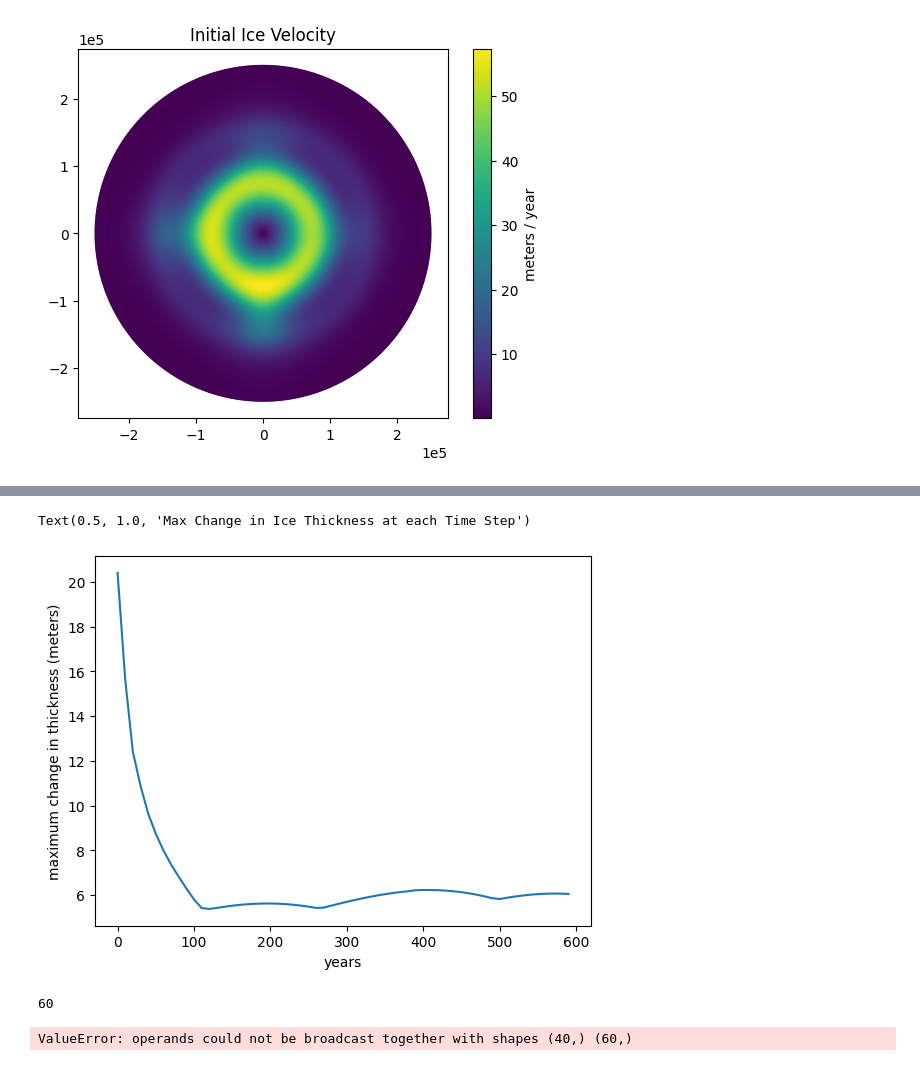
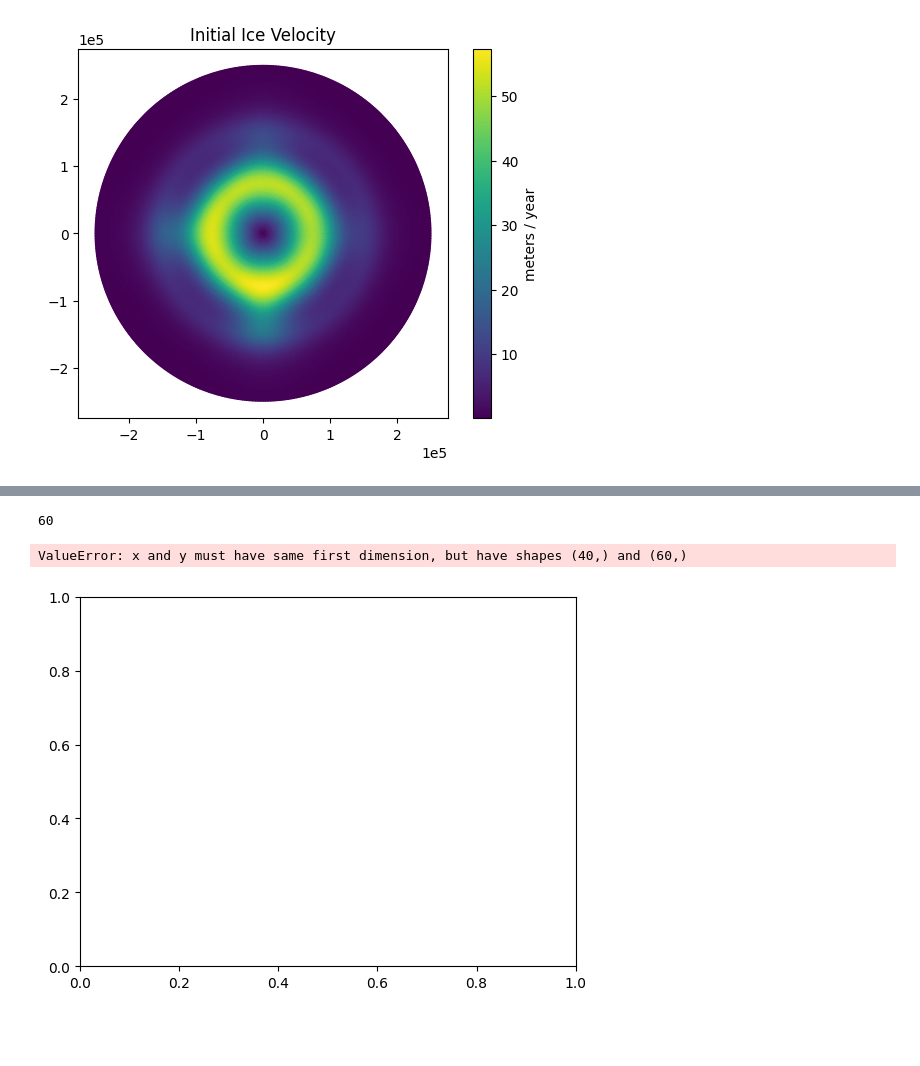
Before and after one commit to KYANJO/Data_assimilation_project, a Jupyter notebook: bin/restart_icepack.ipynb, the cells around one changed output, grey strips where cells are left out. Cells and saved outputs as stored; diff of their text form; code cells hidden in the pictures; blank space fills up the shorter version.

Commit message:
WIP: icepack restart working

```diff
--- a/bin/restart_icepack.ipynb
+++ b/bin/restart_icepack.ipynb
@@ -169,7 +169,8 @@ dt = 10  # Time step in years
 num_years = 400  # Total number of years to simulate
 num_timesteps = int(num_years / dt)
 save_interval = 50  # Save every 50 years
-full_run_flag = 1  # Whether to run the full simulation
+full_run_flag = 0  # Whether to run the full simulation
+bitwise_run_flag = 1  # Whether to run the simulation in bitwise mode
 
 # Restart parameters
 restart_flag = 1  # Whether to restart from a previous simulation
@@ -208,8 +209,21 @@ if latest_restart and restart_flag and added_time > 0:
     u.dat.data[:,:] = u_data[:, :]
     dh_max_restart = np.array(dh_max[:-1])
     print(f"Restarting from year {latest_restart}")
-else:
+elif full_run_flag:
     # If no restart, start from the beginning
+    full_time = num_years + added_time
+    num_timesteps = int(full_time / dt)
+    dh_max_full = np.zeros(num_timesteps) * np.nan  # Initialize dh_max array
+    step = 0  # Start from the beginning
+    h = h0.copy(deepcopy=True)  # Initialize ice thickness from the initial condition
+    u = solver.diagnostic_solve(
+        velocity=u0,
+        thickness=h,
+        surface=s0,
+        fluidity=A,
+    )
+    print("Starting from the beginning")
+elif bitwise_run_flag:
     dh_max = np.zeros(num_timesteps) * np.nan  # Initialize dh_max array
     step = 0  # Start from the beginning
     h = h0.copy(deepcopy=True)  # Initialize ice thickness from the initial condition
@@ -219,8 +233,7 @@ else:
         surface=s0,
         fluidity=A,
     )
-    print("Starting from the beginning")
-
+    print("Starting from the beginning and running in bitwise mode")
 
 
 # Initialize accumulation
@@ -257,7 +270,9 @@ for step in tqdm.trange(step, num_timesteps):
     dh = Function(Q).interpolate(h - h_old)
     if restart_flag and added_time > 0:
          dh_max_restart = np.append(dh_max_restart, dh.dat.data_ro.max())
-    else:
+    elif full_run_flag:
+        dh_max_full[step] = dh.dat.data_ro.max()
+    elif bitwise_run_flag:
         dh_max[step] = dh.dat.data_ro.max()
 
     # Save restart file every 50 years or when simulation is done
@@ -278,37 +406,27 @@ Saving restart file at step 59...
+# %%
+len(dh_max)
+# %% [output]
+60
 # %%
 # If we plot the maximum change in thickness through time, we can see how the ice sheet is approaching steady state.
 # if restart_flag and added_time > 0:
 #     dh_max = dh_max_restart
 
 if restart_flag and added_time > 0:
     plt.figure()
     plt.plot(dt * np.arange(num_timesteps), dh_max_restart)
-else:
+elif full_run_flag:
+    plt.figure()
+    plt.plot(dt * np.arange(num_timesteps), dh_max)
+elif bitwise_run_flag:
     plt.figure()
     plt.plot(dt * np.arange(num_timesteps), dh_max)
 
 plt.xlabel("years")
 plt.ylabel("maximum change in thickness (meters)")
 axes.set_title("Max Change in Ice Thickness at each Time Step")
 # %% [output]
-Text(0.5, 1.0, 'Max Change in Ice Thickness at each Time Step')
+ValueError: x and y must have same first dimension, but have shapes (40,) and (60,)
-[figure, old version]
+[figure, new version]
 # %%
-len(dh_max_restart)
+len(dh_max_full)
-# %% [output]
-60
-# %%
-# plot the error between restarted and non-restarted simulation
-if restart_flag and added_time > 0:
-
-    # Calculate the error
-    error = np.abs(dh_max - dh_max_restart)
-
-    # Plot the error
-    plt.figure()
-    plt.plot(dt * np.arange(num_timesteps), error)
-    plt.xlabel("years")
-    plt.ylabel("error in maximum change in thickness (meters)")
-    axes.set_title("Error in Max Change in Ice Thickness at each Time Step")
-# %% [output]
-ValueError: operands could not be broadcast together with shapes (40,) (60,)
```
Also changed, not shown: parts of 3 cells of this notebook.
